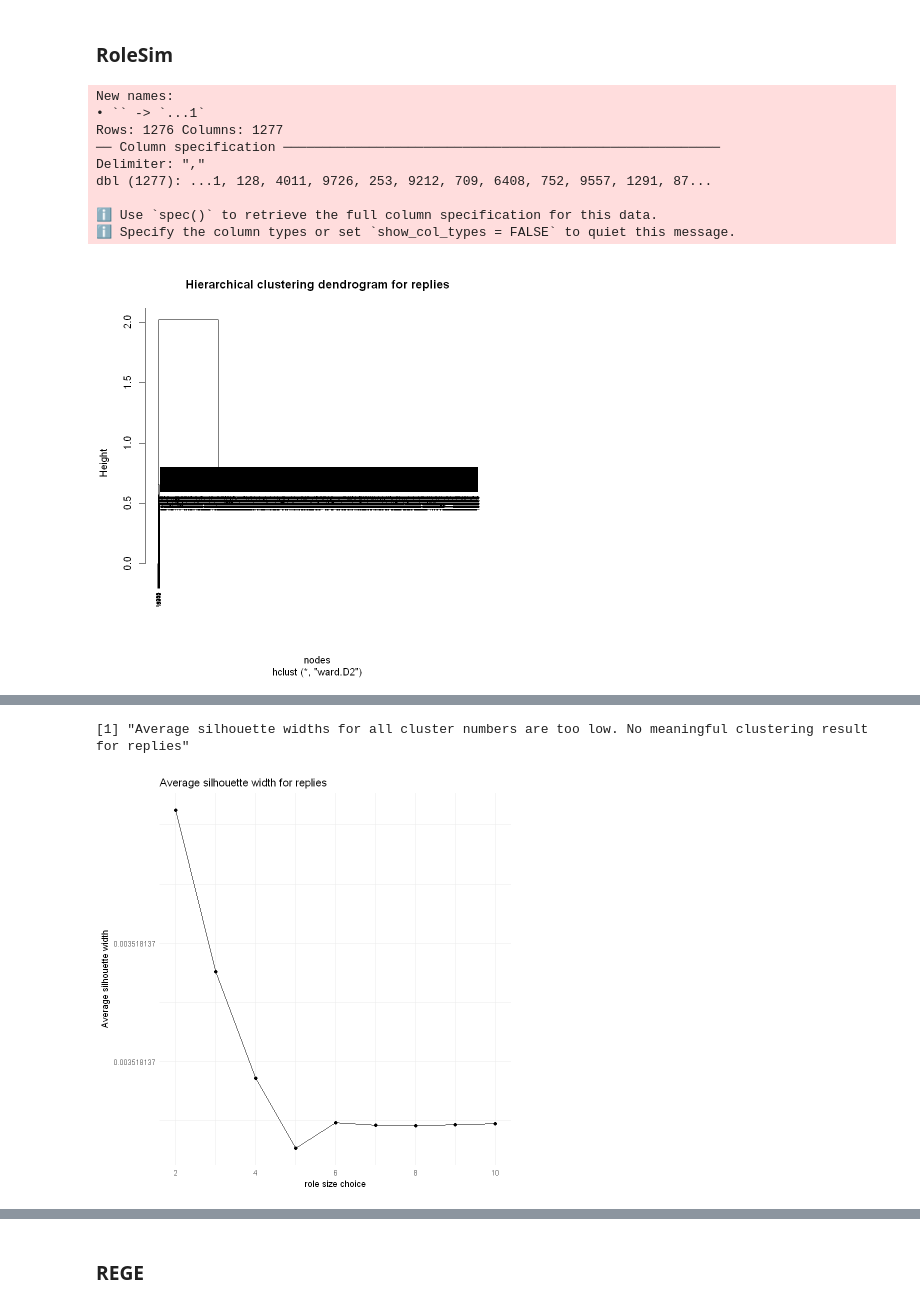
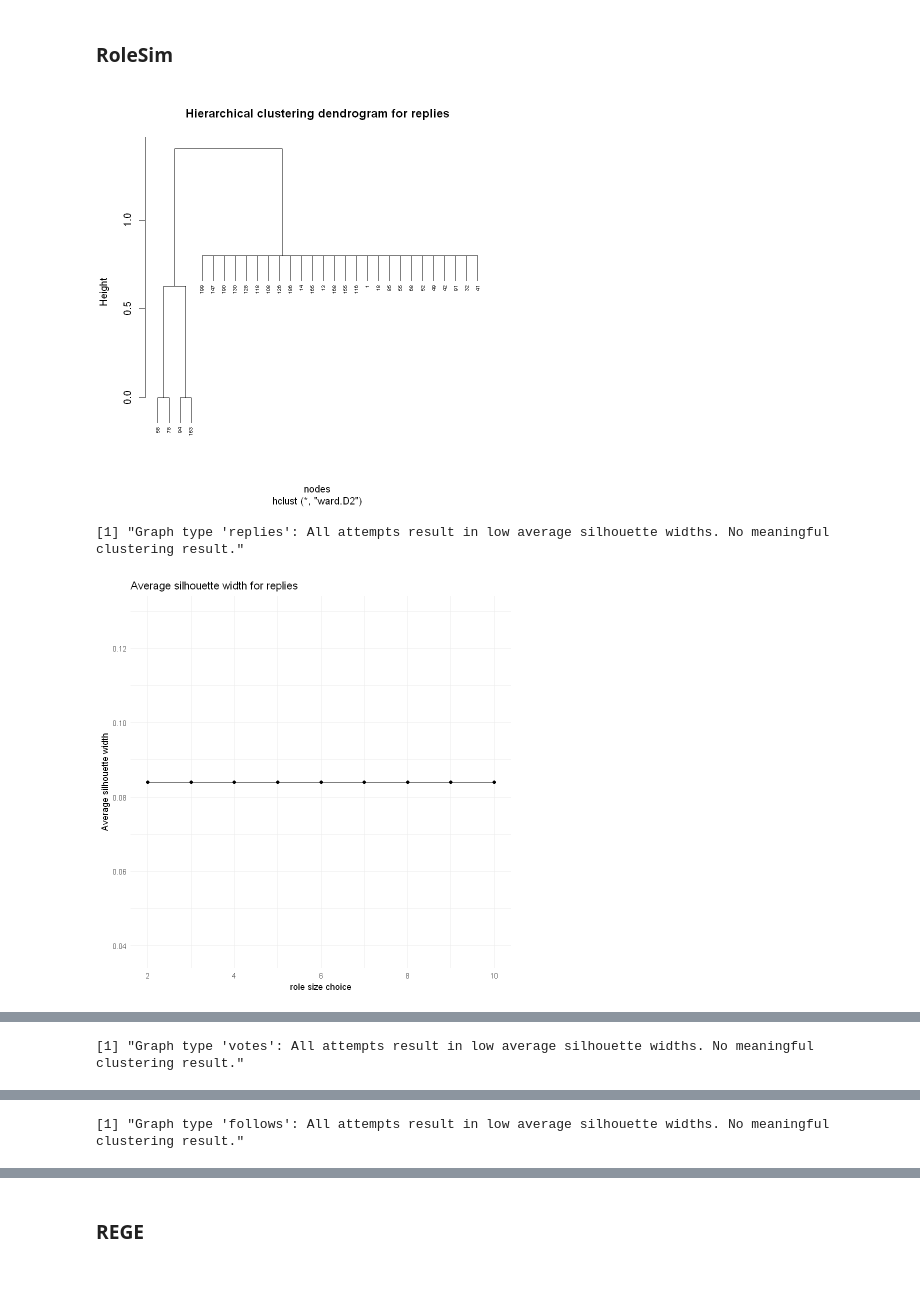
Before and after one commit to babiyivan/network-role-mining, a Jupyter notebook: clustering.ipynb, the cells around one changed output, grey strips where cells are left out. Drawn from its saved outputs; the diff is of its cells as text; code cells hidden in the pictures; blank space fills up the shorter version.

```diff
--- a/clustering.ipynb
+++ b/clustering.ipynb
@@ -123,23 +123,17 @@ clustering(sims, types, "simrank")
 # %% [markdown]
 ### RoleSim
 # %%
-types <- c("replies") #, "votes", "follows")
+types <- c("replies", "votes", "follows")
 sims <- list()
-n <- 11323
+n_rolesim <- 253
+
 for (type in types) {
-  m <- read_csv(paste0("results/rolesim/",type,"-",n,"-dissimilarity-matrix.csv"))
+  m <- read_csv(paste0("results/rolesim/",type,"-",n_rolesim,"-dissimilarity-matrix.csv"), show_col_types = FALSE, name_repair = "unique_quiet")
   sims[[type]] <- m %>% column_to_rownames(var = colnames(m)[1])
 }
 
 clustering(sims, types, "rolesim")
 # %% [output]
+[figure, new version]
-New names:
-• `` -> `...1`
-Rows: 1276 Columns: 1277
-── Column specification ────────────────────────────────────────────────────────
-Delimiter: ","
-dbl (1277): ...1, 128, 4011, 9726, 253, 9212, 709, 6408, 752, 9557, 1291, 87...
-
-ℹ Use `spec()` to retrieve the full column specification for this data.
-ℹ Specify the column types or set `show_col_types = FALSE` to quiet this message.
+[1] "Graph type 'replies': All attempts result in low average silhouette widths. No meaningful clustering result."
-[figure, old version]
+[figure, new version]
@@ -146,2 +141 @@ dbl (1277): ...1, 128, 4011, 9726, 253, 9212, 709, 6408, 752, 9557, 1291, 87...
-[1] "Average silhouette widths for all cluster numbers are too low. No meaningful clustering result for replies"
+[1] "Graph type 'votes': All attempts result in low average silhouette widths. No meaningful clustering result."
-[figure, old version]
@@ -147,0 +144 @@ dbl (1277): ...1, 128, 4011, 9726, 253, 9212, 709, 6408, 752, 9557, 1291, 87...
+[1] "Graph type 'follows': All attempts result in low average silhouette widths. No meaningful clustering result."
```
Also changed, not shown: parts of 6 cells of this notebook, 4 other files.
